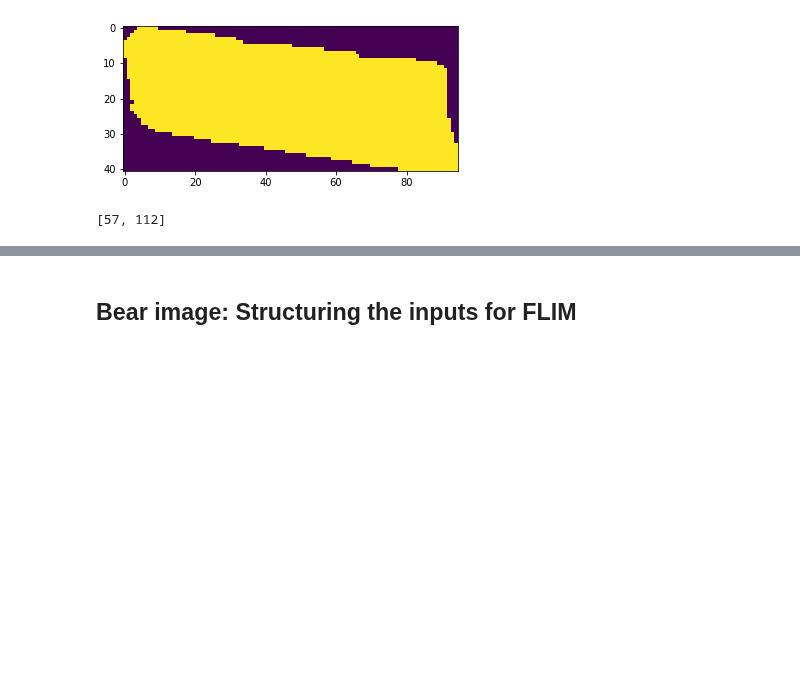
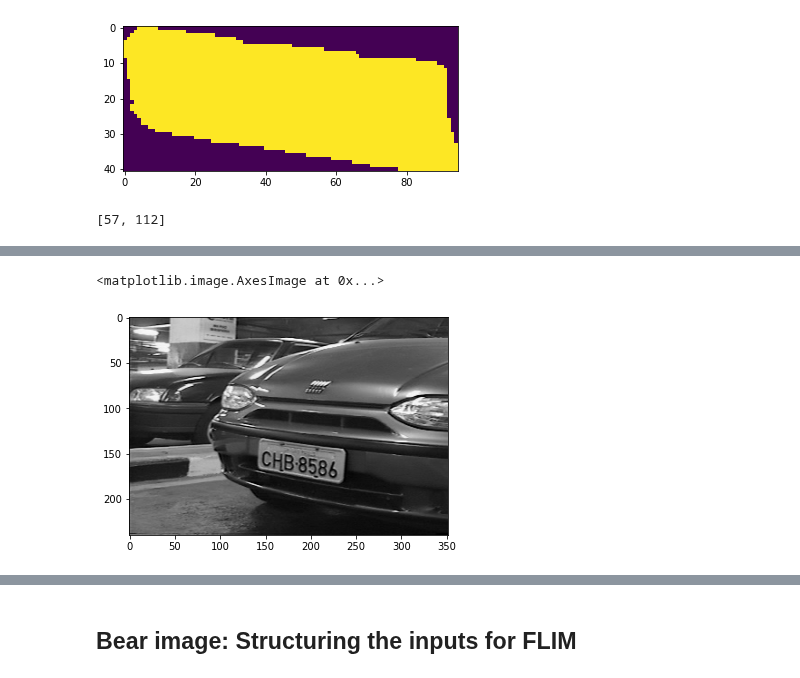
Before and after one commit to aissahm/image_analysis, a Jupyter notebook: FLIM_experiment.ipynb, the cells around one changed output, grey strips where cells are left out. Drawn from its saved outputs; the diff is of its cells as text; code cells hidden in the pictures; blank space fills up the shorter version.

```diff
--- a/FLIM_experiment.ipynb
+++ b/FLIM_experiment.ipynb
@@ -1070,0 +1300,5 @@ def returnRegionCenterCoordinates(patchesBatchSet, SVMPatchesBatchSetClassificat
+# %%
+plt.imshow(image)
+# %% [output]
+<matplotlib.image.AxesImage at 0x...>
+[figure, added]
```
Also changed, not shown: parts of 37 cells of this notebook.
